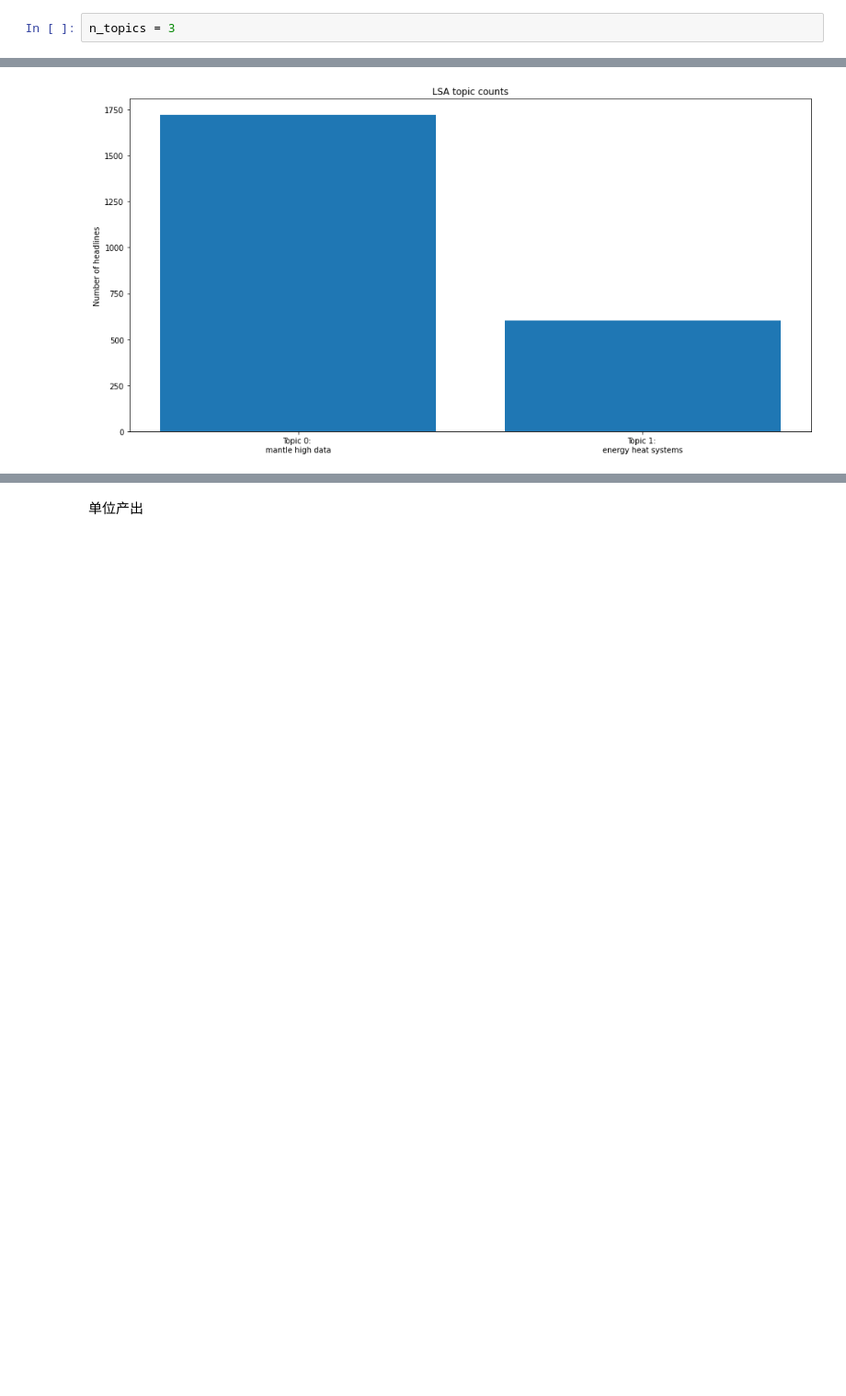
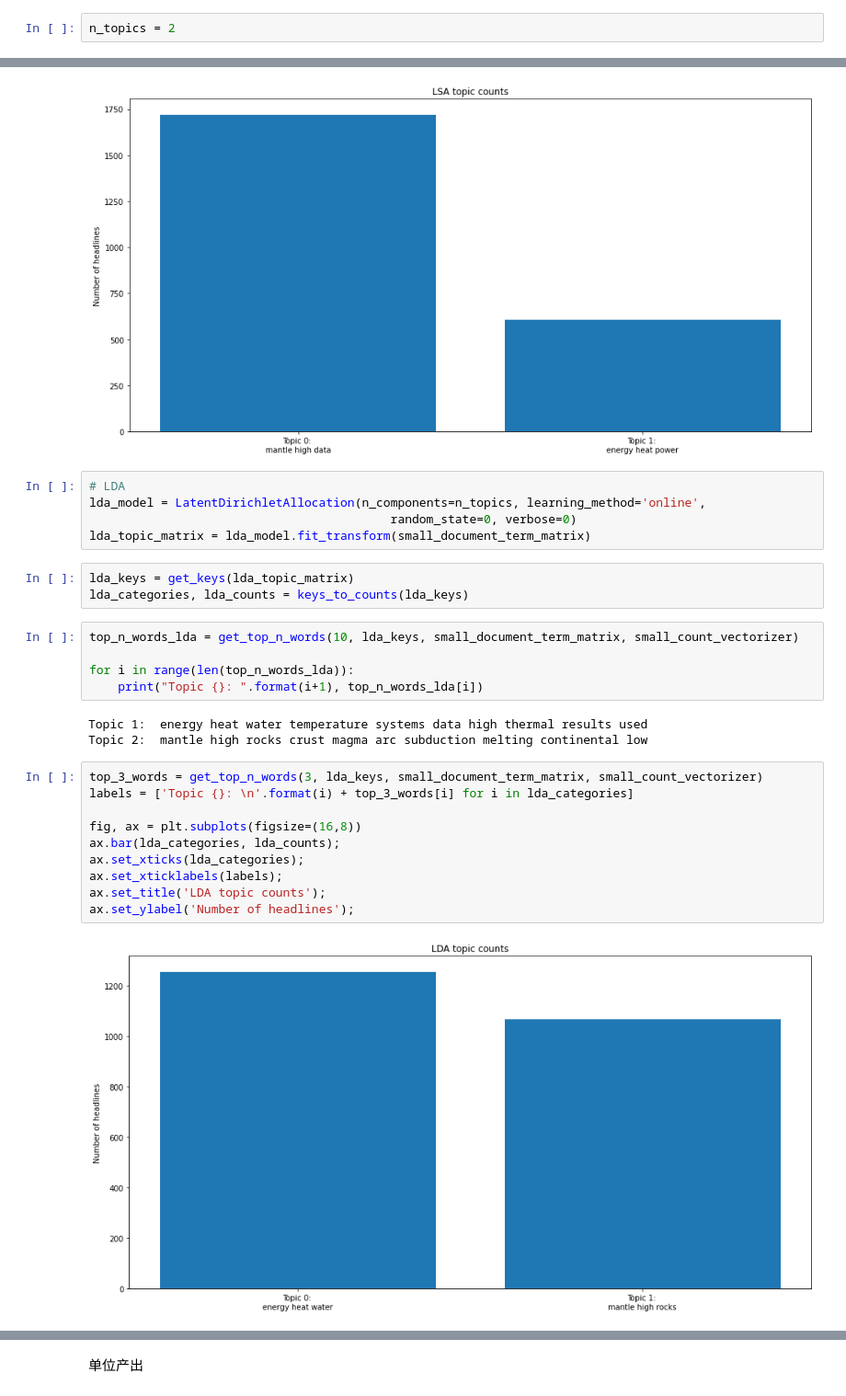
Before and after one commit to Dylanyt-ZH/Clean-tech, a Jupyter notebook: topicmodeldemo.ipynb, the cells around one changed output, grey strips where cells are left out. Shown: that part at 92% size. Drawn from its saved outputs; the diff is of its cells as text; blank space fills up the shorter version.

```diff
--- a/topicmodeldemo.ipynb
+++ b/topicmodeldemo.ipynb
@@ -121,7 +121,7 @@ Headline after vectorization:
   (0, 10115)    1
   (0, 12902)    1
 # %%
-n_topics = 3
+n_topics = 2
 # %%
 lsa_model = TruncatedSVD(n_components=n_topics)
 lsa_topic_matrix = lsa_model.fit_transform(small_document_term_matrix)
@@ -194,3 +195,31 @@ ax.set_title('LSA topic counts');
 plt.show()
 # %% [output]
 [figure]
+# %%
+# LDA
+lda_model = LatentDirichletAllocation(n_components=n_topics, learning_method='online',
+                                          random_state=0, verbose=0)
+lda_topic_matrix = lda_model.fit_transform(small_document_term_matrix)
+# %%
+lda_keys = get_keys(lda_topic_matrix)
+lda_categories, lda_counts = keys_to_counts(lda_keys)
+# %%
+top_n_words_lda = get_top_n_words(10, lda_keys, small_document_term_matrix, small_count_vectorizer)
+
+for i in range(len(top_n_words_lda)):
+    print("Topic {}: ".format(i+1), top_n_words_lda[i])
+# %% [output]
+Topic 1:  energy heat water temperature systems data high thermal results used
+Topic 2:  mantle high rocks crust magma arc subduction melting continental low
+# %%
+top_3_words = get_top_n_words(3, lda_keys, small_document_term_matrix, small_count_vectorizer)
+labels = ['Topic {}: \n'.format(i) + top_3_words[i] for i in lda_categories]
+
+fig, ax = plt.subplots(figsize=(16,8))
+ax.bar(lda_categories, lda_counts);
+ax.set_xticks(lda_categories);
+ax.set_xticklabels(labels);
+ax.set_title('LDA topic counts');
+ax.set_ylabel('Number of headlines');
+# %% [output]
+[figure, added]
```
Also changed, not shown: parts of 6 cells of this notebook.
